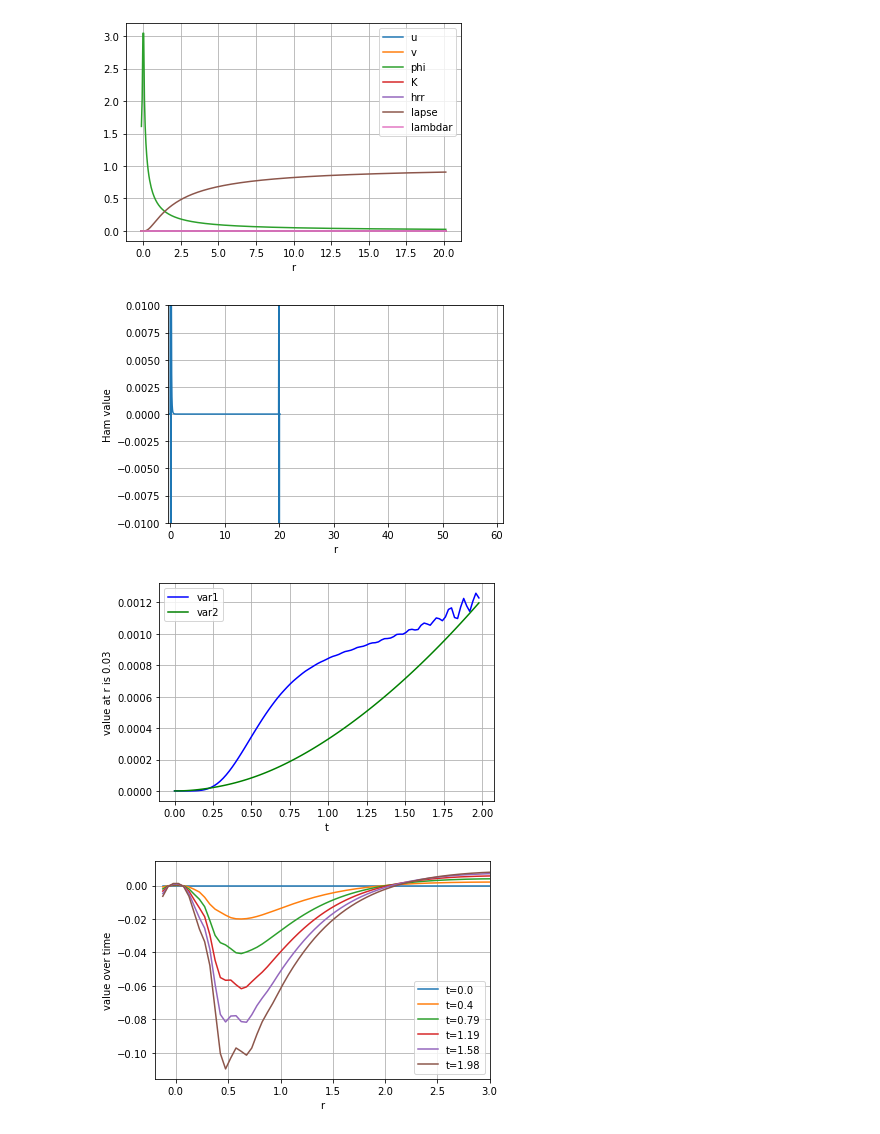
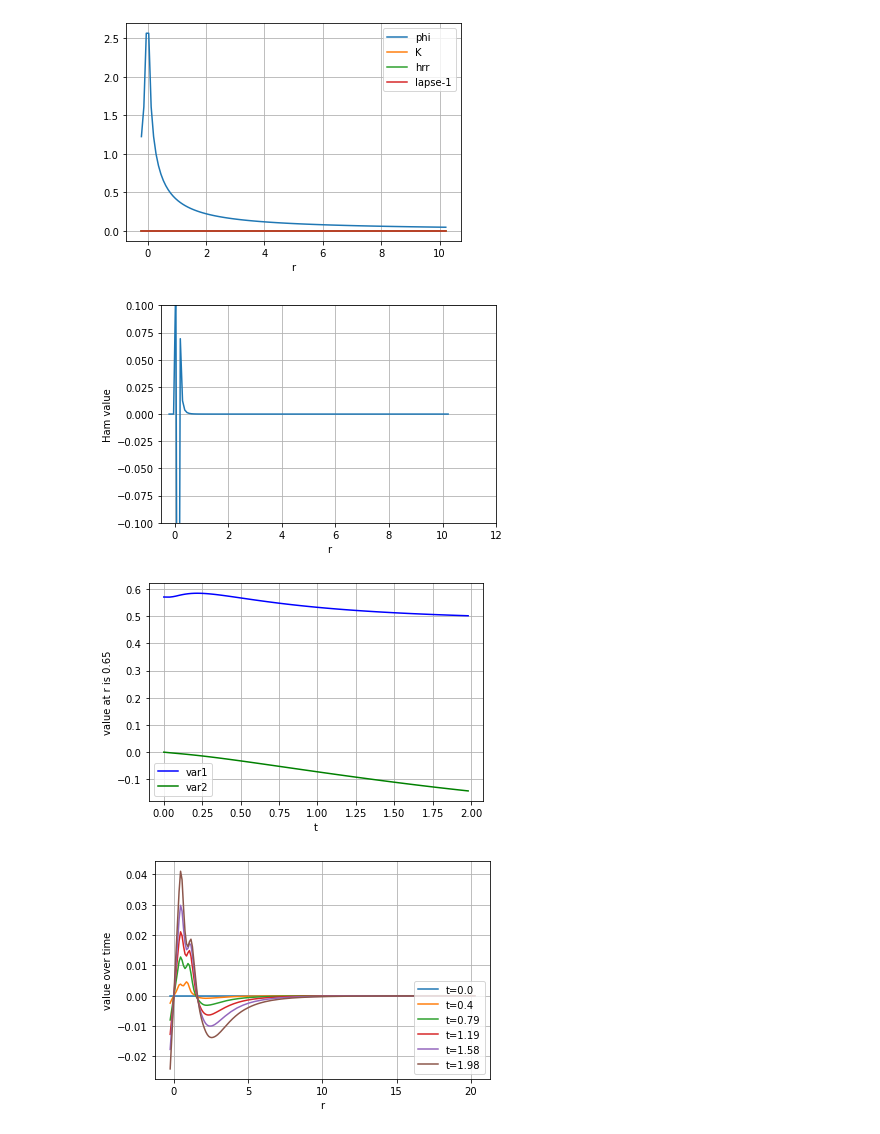
Before and after one commit to GRTLCollaboration/engrenage, a Jupyter notebook: BHEvolution.ipynb, the cells around one changed output. Drawn from its saved outputs; the diff is of its cells as text; code cells hidden in the pictures.

```diff
--- a/BHEvolution.ipynb
+++ b/BHEvolution.ipynb
@@ -26,8 +26,8 @@ from source.bhinitialconditions import *              # go here to change the in
 from source.diagnostics import *               # go here to change the diagnostics
 # %%
 # Input parameters for grid and evolution here
-N_r = 400 # num points on physical grid
-R = 20.0 # Maximum outer radius
+N_r = 120 # num points on physical grid
+R = 10.0 # Maximum outer radius
 N = N_r + num_ghosts * 2
 
 r, initial_vars_values = get_initial_vars_values(R, N_r)
@@ -37,17 +37,17 @@ initial_u, initial_v , initial_phi, initial_hrr, initial_htt, initial_hpp, initi
 
 #plot initial conditions
 plt.xlabel('r')
-plt.plot(r, initial_u, label='u')
-plt.plot(r, initial_v, label='v')
+#plt.plot(r, initial_u, label='u')
+#plt.plot(r, initial_v, label='v')
 plt.plot(r, initial_phi, label='phi')
 plt.plot(r, initial_K, label='K')
 plt.plot(r, initial_hrr, label='hrr')
-plt.plot(r, initial_lapse, label='lapse')
-plt.plot(r, initial_lambdar, label='lambdar')
+plt.plot(r, initial_lapse-1.0, label='lapse-1')
+#plt.plot(r, initial_lambdar, label='lambdar')
 plt.legend(loc='best')
 plt.grid()
 # %% [output]
-[figure, old version]
+[figure, new version]
 # %%
 # check the Hamiltonian constraint initially satisfied
 r, Ham = get_diagnostics(initial_vars_values, np.array([0]), R, N_r)
@@ -56,37 +56,39 @@ r, Ham = get_diagnostics(initial_vars_values, np.array([0]), R, N_r)
 plt.plot(r, Ham[0])
 
 plt.xlabel('r')
-plt.xlim(-0.5,61.0)
-plt.ylim(-0.01,0.01)
+plt.xlim(-0.5,R+2)
+plt.ylim(-0.1,0.1)
 plt.ylabel('Ham value')
 plt.grid()
 # %% [output]
-[figure, old version]
+[figure, new version]
 # %%
 # for control of time integrator and spatial grid
-T = 2.0 # Maximum evolution time
+T = 2.5 # Maximum evolution time
 N_t = 101 # time resolution (only for outputs, not for integration)
 
 # Work out dt and time spacing of outputs
 dt = T/N_t
 t = np.linspace(0, T-dt, N_t)
+eta = 1.0 # the 1+log slicing damping coefficient - of order 1/M_adm of spacetime
 
 # Solve for the solution using RK45 integration of the ODE
 # to make like (older) python odeint method use method='LSODA' instead
 # use tqdm package to track progress
 with tqdm(total=1000, unit="‰") as progress_bar:
-    dense_solution = solve_ivp(get_rhs, [0,T], initial_vars_values, args=(R, N_r, progress_bar, [0, T/1000]),
-                         #atol=1e-5, rtol=1e-5,
-                         method='RK45', dense_output=True)
+    dense_solution = solve_ivp(get_rhs, [0,T], initial_vars_values, args=(R, N_r, eta, progress_bar, [0, T/1000]),
+                        #atol=1e-5, rtol=1e-5,
+                        max_step=(0.1*R/N_r), #for stability and for KO coeff of 10
+                        method='RK45', dense_output=True)
 
 # Interpolate the solution at the time points defined in myparams.py
 solution = dense_solution.sol(t).T
 # %%
 # Plot a single point versus time
-var1 = idx_lambdar
-var2 = idx_arr
+var1 = idx_phi
+var2 = idx_K
 
-idx = num_ghosts
+idx = num_ghosts+6
 r_i = np.round(r[idx],2)
 u_of_t = solution[0:N_t, var1 * N + idx]
 plt.plot(t, u_of_t, 'b-', label='var1')
@@ -98,24 +100,24 @@ plt.ylabel('value at r is '+str(r_i))
 plt.legend(loc='best')
 plt.grid()
 # %% [output]
-[figure, old version]
+[figure, new version]
 # %%
 # plot the profile for some variable at a selection of times
-var = idx_arr
+var = idx_lambdar
 
 for i, t_i in enumerate(t) :
     if (i < N_t) and (i % 20 == 0) :
         labelt = "t="+str(round(t_i,2))
         f_t = solution[i, var * N: (var + 1) * N]
         plt.plot(r, f_t, label=labelt)
 
 plt.legend(loc=4)
 plt.xlabel('r')
-plt.xlim(-0.2,3.0)
+#plt.xlim(-0.2,3.0)
 plt.ylabel('value over time')
 plt.grid()
 # %% [output]
-[figure, old version]
+[figure, new version]
 # %%
 # calculate the diagnostics, just the Hamiltonian constraint for now
 r, Ham = get_diagnostics(solution, t, R, N_r)
```
Also changed, not shown: parts of 2 cells of this notebook, 10 other files.
